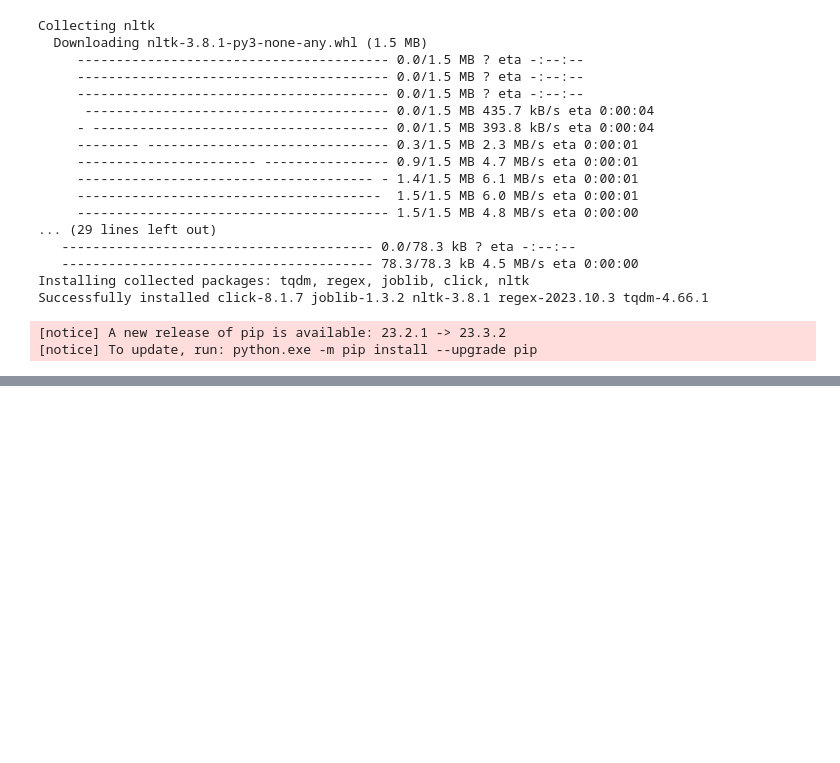
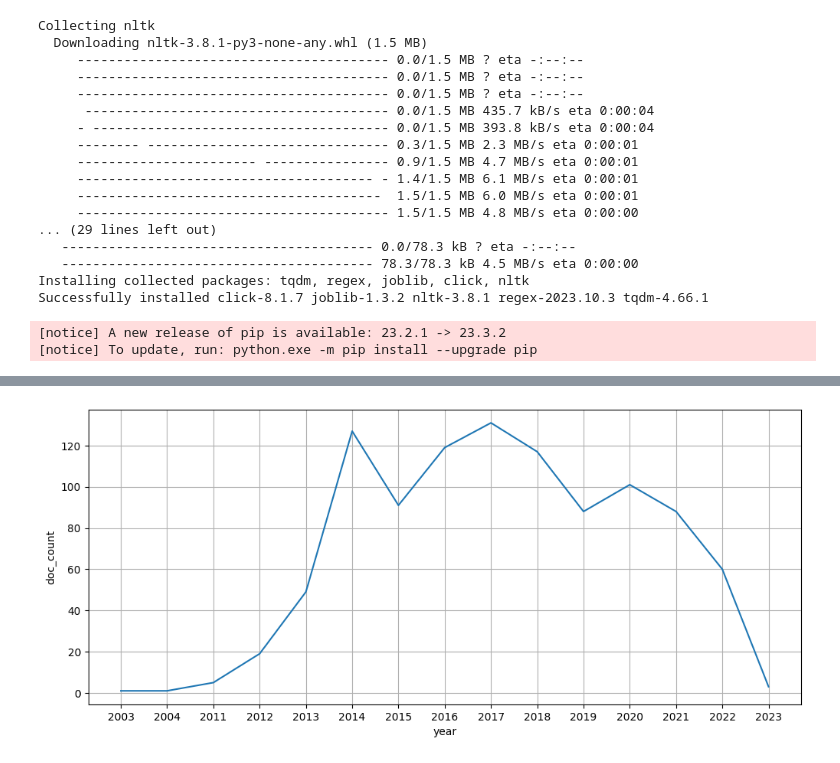
Before and after one commit to jurwon/BigdataVisualization_analyze, a Jupyter notebook: 2_자연어처리-영문-한글-통계/test.ipynb, the cells around one changed output, grey strips where cells are left out. Saved outputs shown, nothing was run; the diff lists cells and outputs as text; code cells hidden in the pictures; blank space fills up the shorter version.

```diff
--- a/2_자연어처리-영문-한글-통계/test.ipynb
+++ b/2_자연어처리-영문-한글-통계/test.ipynb
@@ -152 +163,9 @@ all_files_data[0]
 100 rows × 6 columns
+# %%
+# 엑셀 파일 10개를 병합해서 출력해보기.
+# axis=0 , 세로 방향으로 , 밑으로 데이터를 붙이는 작업.
+all_files_data_concat = pd.concat(all_files_data, axis=0, ignore_index=True)
+all_files_data_concat.shape
+
+# 병합된 파일을 csv 파일로 변환하기.
+all_files_data_concat.to_csv("./riss_Bigdata.csv", encoding="utf-8", index=False)
@@ -152,0 +292,8 @@ all_files_data[0]
+# %%
+
+# 기존 데이터 프레임에 새로운 컬럼(doc_count) 추가, 임의로 0으로 값 넣기.
+all_files_data_concat["doc_count"] = 0
+
+#  출판일 기준으로 그룹화해서, count 집계 표기 하기.
+summary_date = all_files_data_concat.groupby("출판일", as_index=False)["doc_count"].count()
+summary_date
@@ -152,0 +317,15 @@ all_files_data[0]
+# %%
+# 꺽은선 그래프
+# 가로 세로 비율
+plt.figure(figsize=(12,5))
+plt.xlabel("year")
+plt.ylabel("doc_count")
+plt.grid(True)
+# x축 : range(len(summary_date))
+# y축 : summary_date["doc_count"]
+plt.plot(range(len(summary_date)), summary_date["doc_count"] )
+# x축 라벨링 옵션
+plt.xticks(range(len(summary_date)), [text for text in summary_date["출판일"]])
+plt.show()
+# %% [output]
+[figure, added]
```
Also changed, not shown: parts of 15 cells of this notebook, 2 other files.
